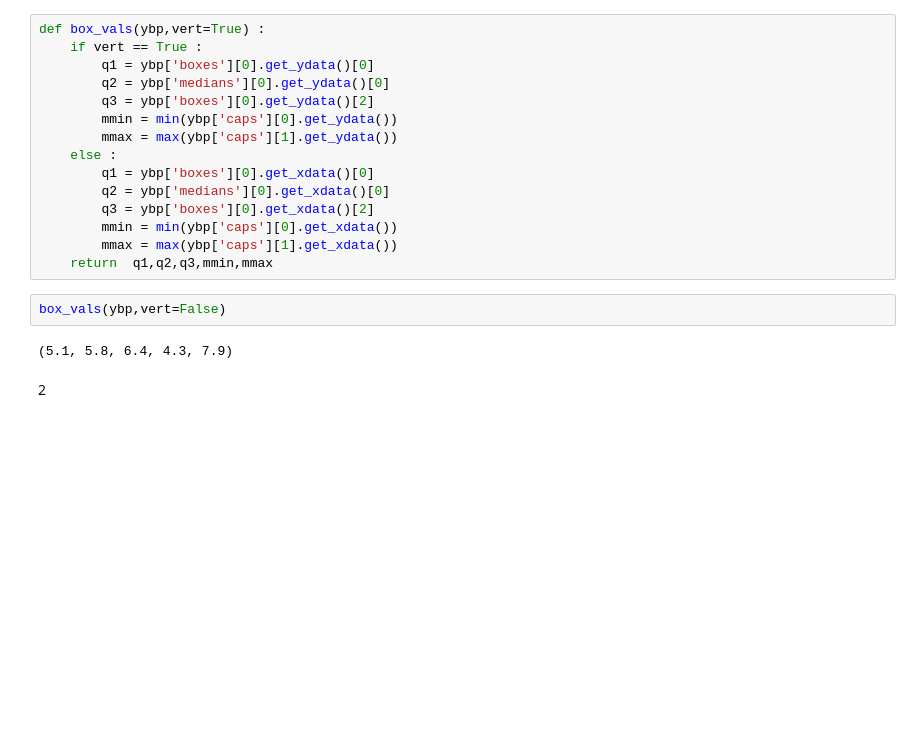
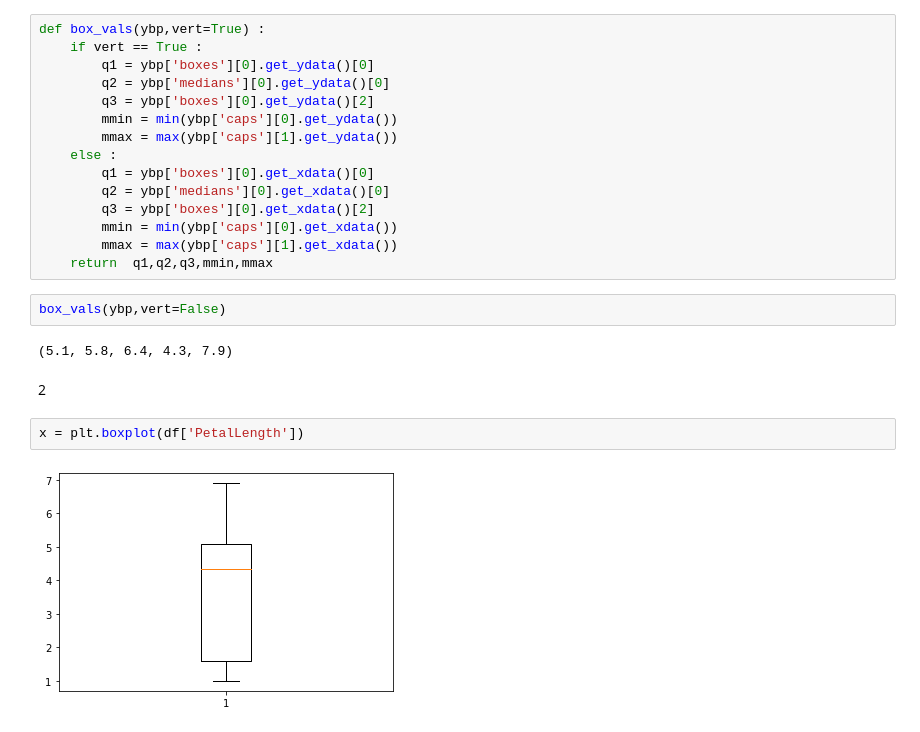
Before and after one commit to Chanakarn06/data_viz_2022, a Jupyter notebook: DataViz02_Distribution.ipynb, the cells around one changed output. Drawn from its saved outputs; the diff is of its cells as text; blank space fills up the shorter version.

```diff
--- a/DataViz02_Distribution.ipynb
+++ b/DataViz02_Distribution.ipynb
@@ -304,3 +304,7 @@ box_vals(ybp,vert=False)
 (5.1, 5.8, 6.4, 4.3, 7.9)
 # %% [markdown]
 2
+# %%
+x = plt.boxplot(df['PetalLength'])
+# %% [output]
+[figure, added]
```
